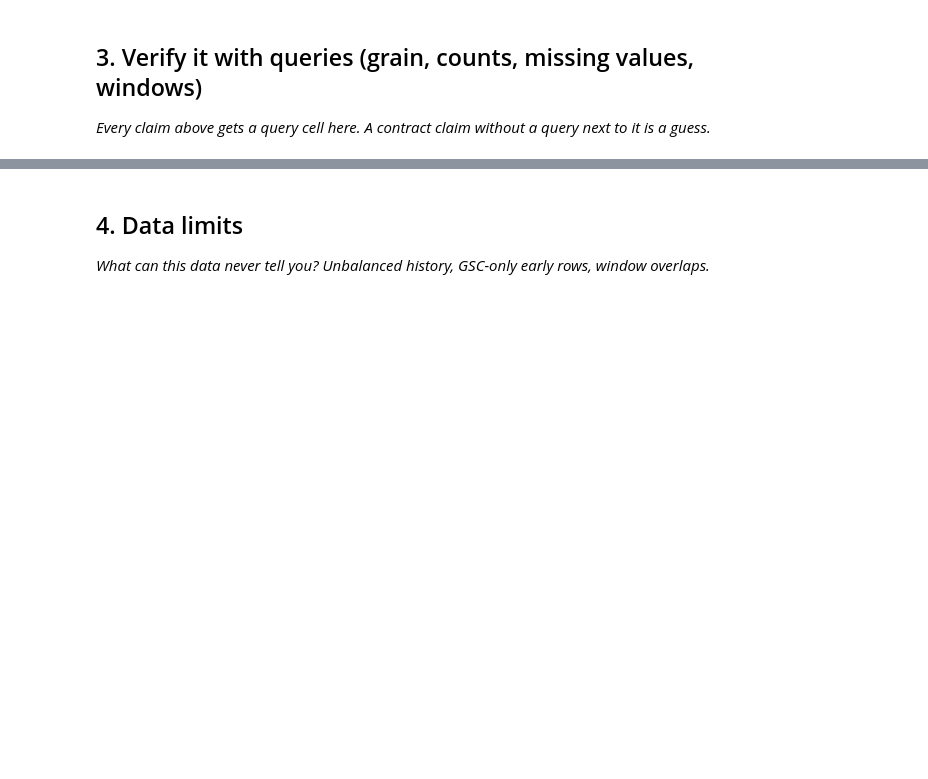
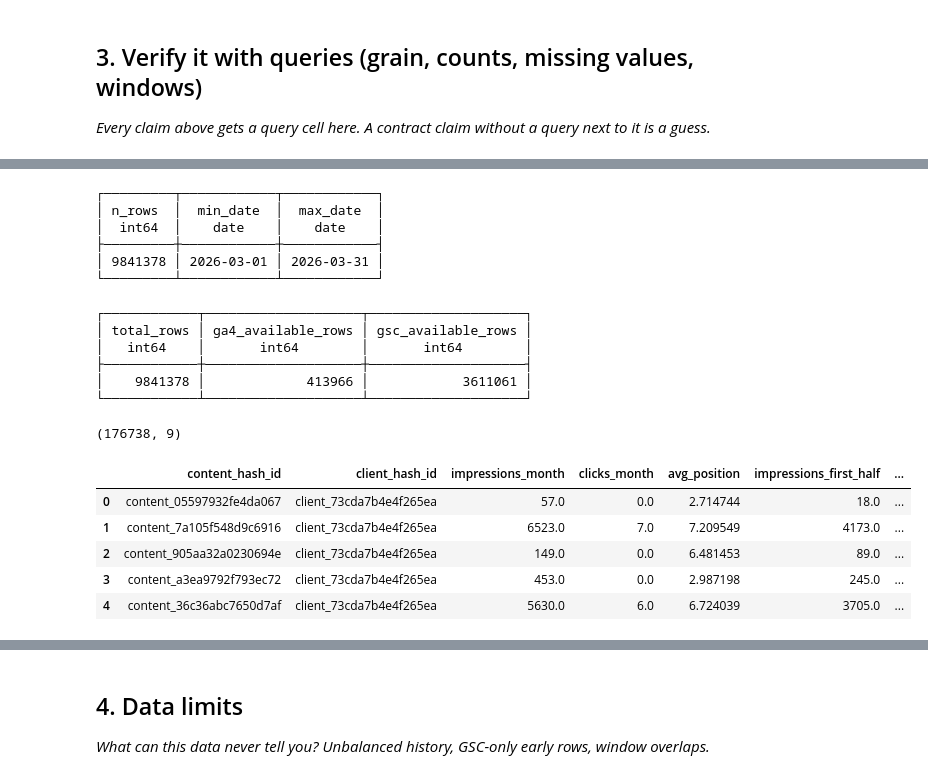
Before and after one commit to aryan-kumar-shrivastav/ml_workspace_clone, a Jupyter notebook: work/notebooks/w03_data_contract.ipynb, the cells around one changed output, grey strips where cells are left out. Drawn from its saved outputs; the diff is of its cells as text; code cells hidden in the pictures; blank space fills up the shorter version.

```diff
--- a/work/notebooks/w03_data_contract.ipynb
+++ b/work/notebooks/w03_data_contract.ipynb
@@ -29,0 +53,17 @@ This skeleton is yours to fill. Work the sections **in order** — each one has
+# %%
+import duckdb
+from google.colab import userdata
+
+HF_TOKEN = userdata.get('HF_TOKEN')
+
+con = duckdb.connect()
+con.execute("INSTALL httpfs; LOAD httpfs;")
+
+con.execute(f"""
+    CREATE SECRET hf_secret (
+        TYPE huggingface,
+        TOKEN '{HF_TOKEN}'
+    );
+""")
+
+print("Secret created, ready to query.")
@@ -29,0 +136,55 @@ This skeleton is yours to fill. Work the sections **in order** — each one has
+# %%
+con.sql("""
+    SELECT COUNT(*) AS n_rows, MIN(report_date) AS min_date, MAX(report_date) AS max_date
+    FROM read_parquet('hf://datasets/FlyRank/internship-warehouse/fact_content_daily_performance/month=2026-03/*.parquet')
+""").show()
+# %% [output]
+┌─────────┬────────────┬────────────┐
+│ n_rows  │  min_date  │  max_date  │
+│  int64  │    date    │    date    │
+├─────────┼────────────┼────────────┤
+│ 9841378 │ 2026-03-01 │ 2026-03-31 │
+└─────────┴────────────┴────────────┘
+# %%
+con.sql("""
+    SELECT
+        COUNT(*) AS total_rows,
+        COUNT(*) FILTER (WHERE ga4_data_available IS TRUE) AS ga4_available_rows,
+        COUNT(*) FILTER (WHERE gsc_data_available IS TRUE) AS gsc_available_rows
+    FROM read_parquet('hf://datasets/FlyRank/internship-warehouse/fact_content_daily_performance/month=2026-03/*.parquet')
+""").show()
+# %% [output]
+┌────────────┬────────────────────┬────────────────────┐
+│ total_rows │ ga4_available_rows │ gsc_available_rows │
+│   int64    │       int64        │       int64        │
+├────────────┼────────────────────┼────────────────────┤
+│    9841378 │             413966 │            3611061 │
+└────────────┴────────────────────┴────────────────────┘
+# %%
+monthly = con.sql("""
+    SELECT
+        content_hash_id,
+        client_hash_id,
+        SUM(gsc_impressions) AS impressions_month,
+        SUM(gsc_clicks) AS clicks_month,
+        AVG(CASE WHEN gsc_impressions > 0 THEN gsc_sum_position * 1.0 / gsc_impressions END) AS avg_position,
+        SUM(CASE WHEN report_date <= DATE '2026-03-15' THEN gsc_impressions ELSE 0 END) AS impressions_first_half,
+        SUM(CASE WHEN report_date > DATE '2026-03-15' THEN gsc_impressions ELSE 0 END) AS impressions_second_half,
+        SUM(ga4_engaged_sessions) AS engaged_sessions_month,
+        SUM(ga4_sessions) AS sessions_month
+    FROM read_parquet('hf://datasets/FlyRank/internship-warehouse/fact_content_daily_performance/month=2026-03/*.parquet')
+    WHERE gsc_data_available IS TRUE
+    GROUP BY 1,2
+    HAVING SUM(gsc_impressions) > 0
+""").df()
+
+print(monthly.shape)
+monthly.head()
+# %% [output]
+(176738, 9)
+|  | content_hash_id | client_hash_id | impressions_month | clicks_month | avg_position | impressions_first_half | ... |
+| 0 | content_05597932fe4da067 | client_73cda7b4e4f265ea | 57.0 | 0.0 | 2.714744 | 18.0 | ... |
+| 1 | content_7a105f548d9c6916 | client_73cda7b4e4f265ea | 6523.0 | 7.0 | 7.209549 | 4173.0 | ... |
+| 2 | content_905aa32a0230694e | client_73cda7b4e4f265ea | 149.0 | 0.0 | 6.481453 | 89.0 | ... |
+| 3 | content_a3ea9792f793ec72 | client_73cda7b4e4f265ea | 453.0 | 0.0 | 2.987198 | 245.0 | ... |
+| 4 | content_36c36abc7650d7af | client_73cda7b4e4f265ea | 5630.0 | 6.0 | 6.724039 | 3705.0 | ... |
```
Also changed, not shown: parts of 15 cells of this notebook.
